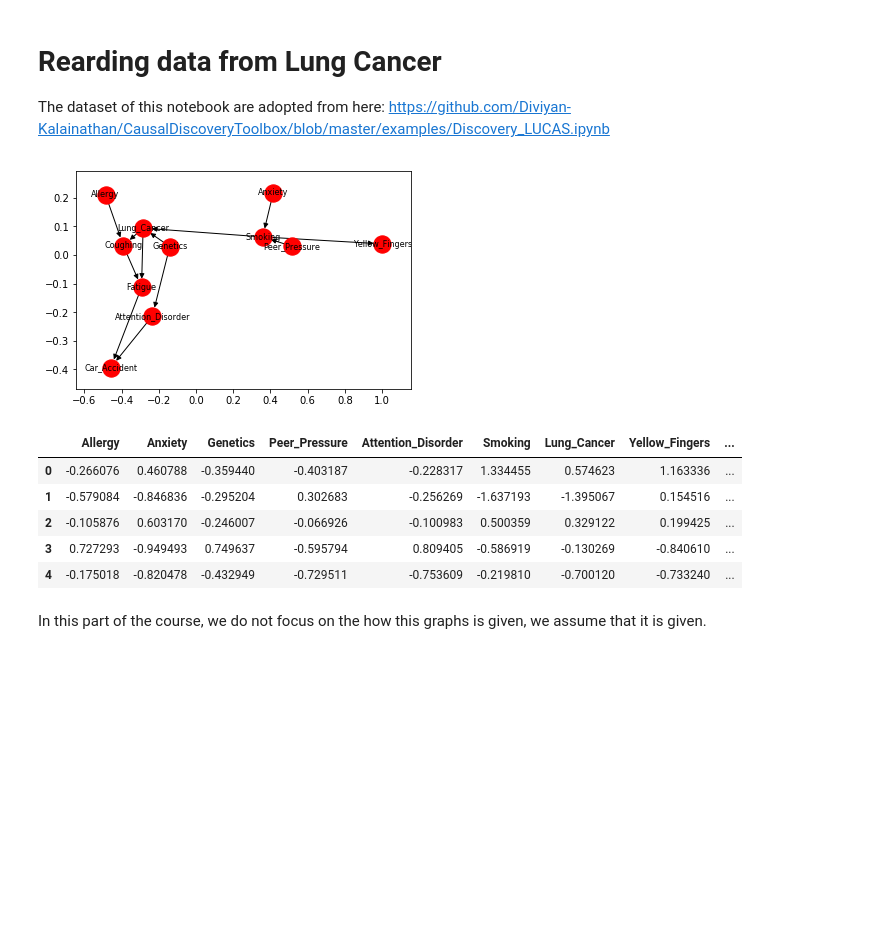
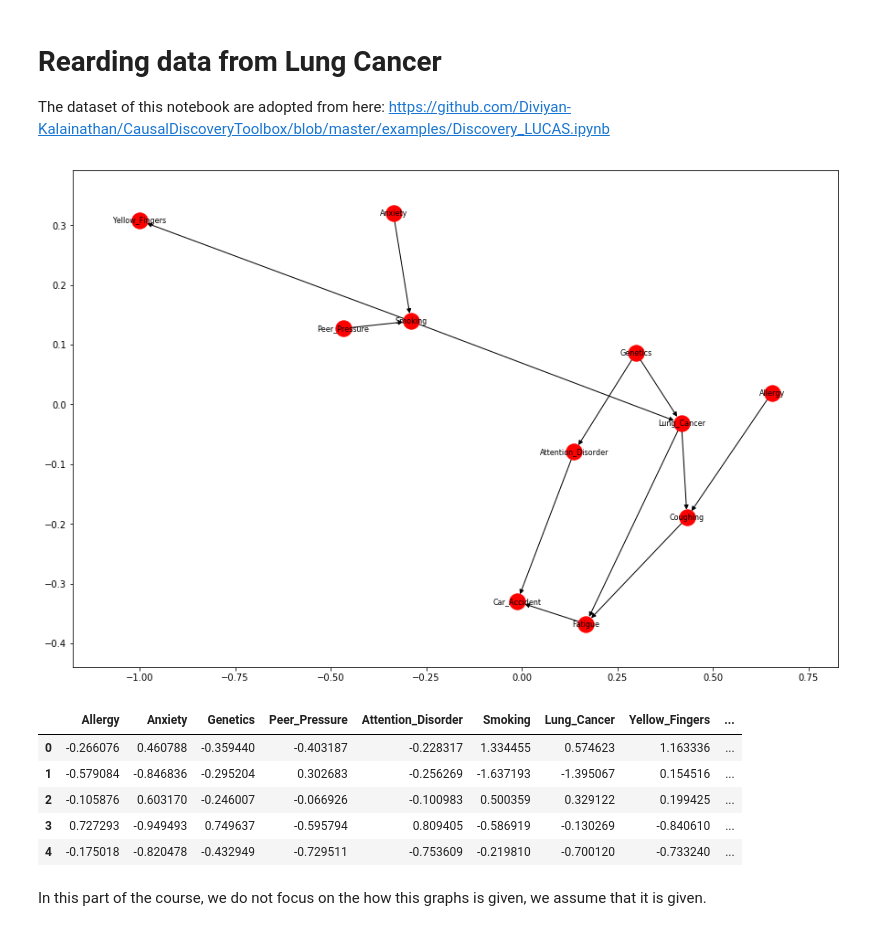
Before and after one commit to dbmi-pitt/DataScienceCourse, a Jupyter notebook: onCausality/OnCausality.ipynb, the cells around one changed output. Drawn from its saved outputs; the diff is of its cells as text; code cells hidden in the pictures; blank space fills up the shorter version.

```diff
--- a/onCausality/OnCausality.ipynb
+++ b/onCausality/OnCausality.ipynb
@@ -46,12 +46,13 @@ https://github.com/Diviyan-Kalainathan/CausalDiscoveryToolbox/blob/master/exampl
 # %%
 # Load data and graph solution
 data = pd.read_csv("NUM_LUCAS.csv")
 solution = cdt.utils.read_list_edges("Lucas_graph.csv")
+plt.figure(figsize=(15,10))
 nx.draw_networkx(solution, font_size=8,k=0.15,iterations=200) # The plot function allows for quick visualization of the graph.
 plt.show()
 data.head()
 # %% [output]
-[figure, old version]
+[figure, new version]
 |  | Allergy | Anxiety | Genetics | Peer_Pressure | Attention_Disorder | Smoking | Lung_Cancer | Yellow_Fingers | ... |
 | 0 | -0.266076 | 0.460788 | -0.359440 | -0.403187 | -0.228317 | 1.334455 | 0.574623 | 1.163336 | ... |
 | 1 | -0.579084 | -0.846836 | -0.295204 | 0.302683 | -0.256269 | -1.637193 | -1.395067 | 0.154516 | ... |
```
Also changed, not shown: parts of 4 cells of this notebook.
